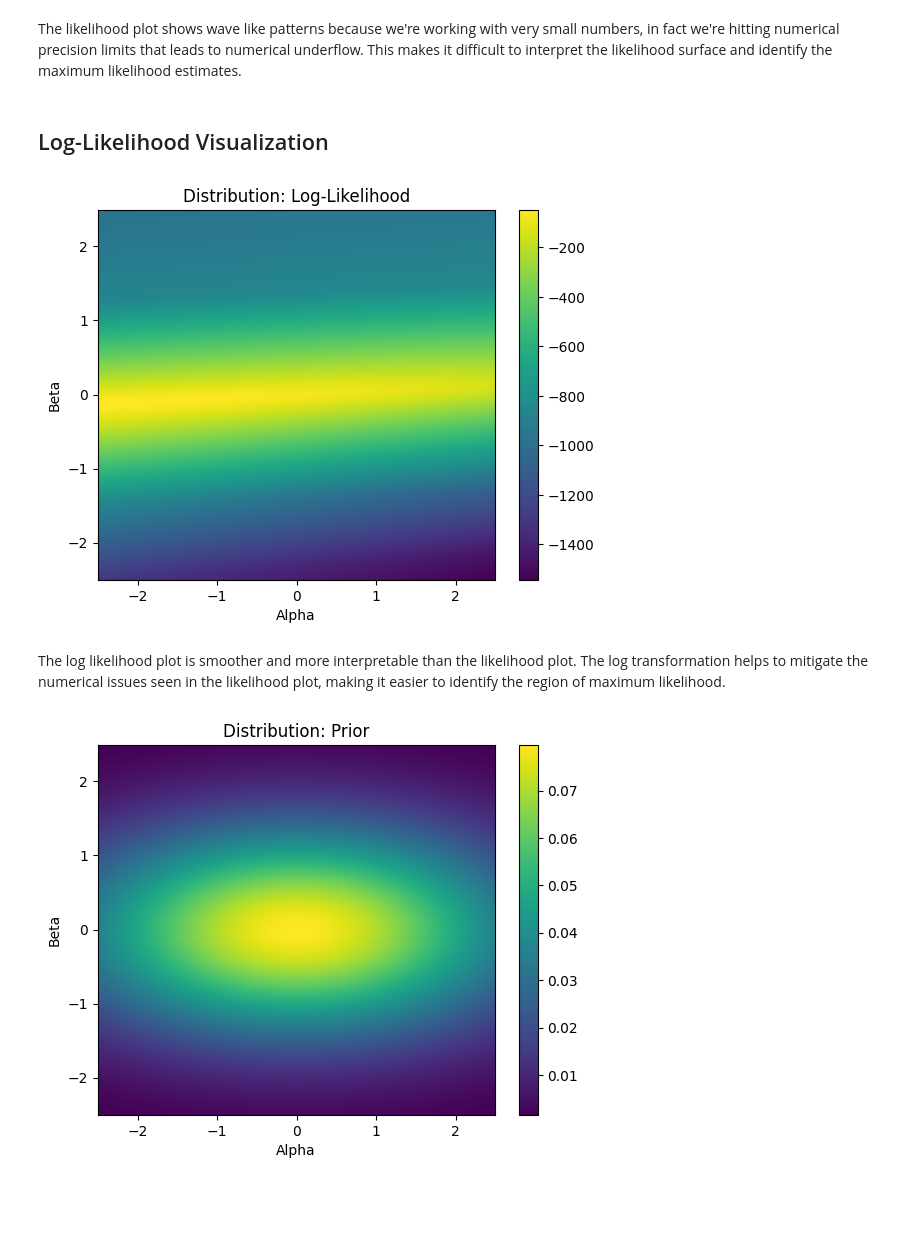
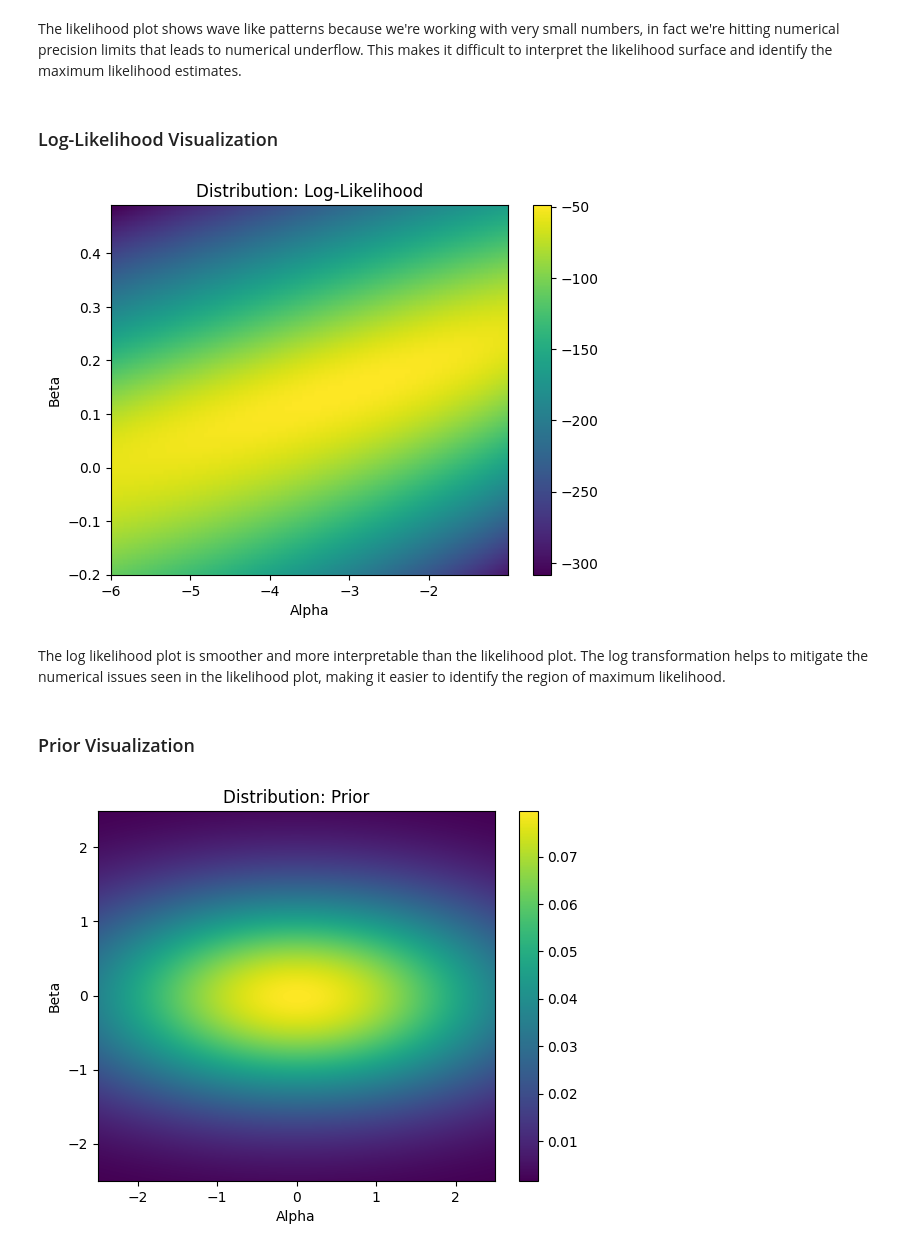
Before and after one commit to FedericoGritti/probabilistic_mushroom_spoilage_model, a Jupyter notebook: carnio_gritti.ipynb, the cells around one changed output. Drawn from its saved outputs; the diff is of its cells as text; code cells hidden in the pictures; blank space fills up the shorter version.

```diff
--- a/carnio_gritti.ipynb
+++ b/carnio_gritti.ipynb
@@ -173,7 +180,6 @@ def likelihood(alpha, beta):
     likelihood_val = 1.0
     for i in range(len(x_vals)):
         p_i = sigmoid(alpha + beta * x_vals[i])
-        p_i = np.clip(p_i, 1e-15, 1-1e-15)
         likelihood_val *= (p_i**y_vals[i]) * ((1 - p_i)**(n_vals[i] - y_vals[i]))
 
     return likelihood_val
@@ -185,8 +191,6 @@ def log_lik(alpha, beta):
     log_lik_val = 0.0
     for i in range(len(x_vals)):
         p_i = sigmoid(alpha + beta * x_vals[i])
-        p_i = np.clip(p_i, 1e-15, 1-1e-15)
-
         log_lik_val += y_vals[i] * np.log(p_i) + (n_vals[i] - y_vals[i]) * np.log(1 - p_i)
     return log_lik_val
 
@@ -194,6 +198,9 @@ alpha_test, beta_test = 0, 0.1
 lik_val = likelihood(alpha_test, beta_test)
 log_lik_val = log_lik(alpha_test, beta_test)
 if np.isclose(np.log(lik_val), log_lik_val):
+    # np.isclose uses both absolute and relative
+    # tolerance to compare floating point numbers
+    # usually up until 10^-8 for small floating point numbers
     print("The two functions are consistent")
 # %% [output]
 The two functions are consistent
@@ -243,13 +249,16 @@ display_distribution(likelihood, a_prior_small, b_prior_small, func_name='Likeli
 # %% [markdown]
 The likelihood plot shows wave like patterns because we're working with very small numbers, in fact we're hitting numerical precision limits that leads to numerical underflow. This makes it difficult to interpret the likelihood surface and identify the maximum likelihood estimates.
 # %% [markdown]
-## Log-Likelihood Visualization
+### Log-Likelihood Visualization
 # %%
-a_prior_standard, b_prior_standard = create_meshgrid(alpha_range=(-2.5,2.5), beta_range=(-2.5, 2.5), step=0.01)
+step_log = 0.01
+a_prior_log, b_prior_log = create_meshgrid(alpha_range=(-6, -1), beta_range=(-0.2, 0.5), step=step_log)
 # %%
-display_distribution(log_lik, a_prior_standard, b_prior_standard, func_name='Log-Likelihood')
+display_distribution(log_lik, a_prior_log, b_prior_log, func_name='Log-Likelihood')
 # %% [output]
-[figure, old version]
+[figure, new version]
 # %% [markdown]
 The log likelihood plot is smoother and more interpretable than the likelihood plot. The log transformation helps to mitigate the numerical issues seen in the likelihood plot, making it easier to identify the region of maximum likelihood.
+# %% [markdown]
+### Prior Visualization
 # %%
```
Also changed, not shown: parts of 41 cells of this notebook.
